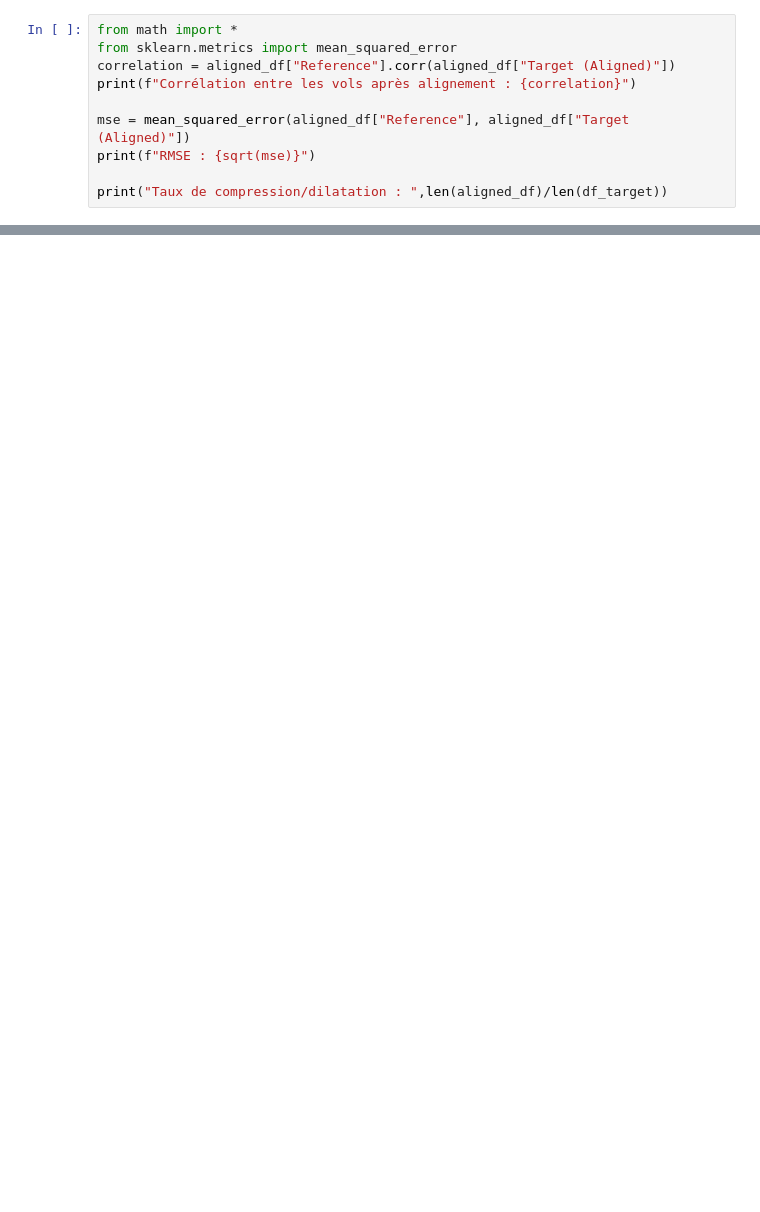
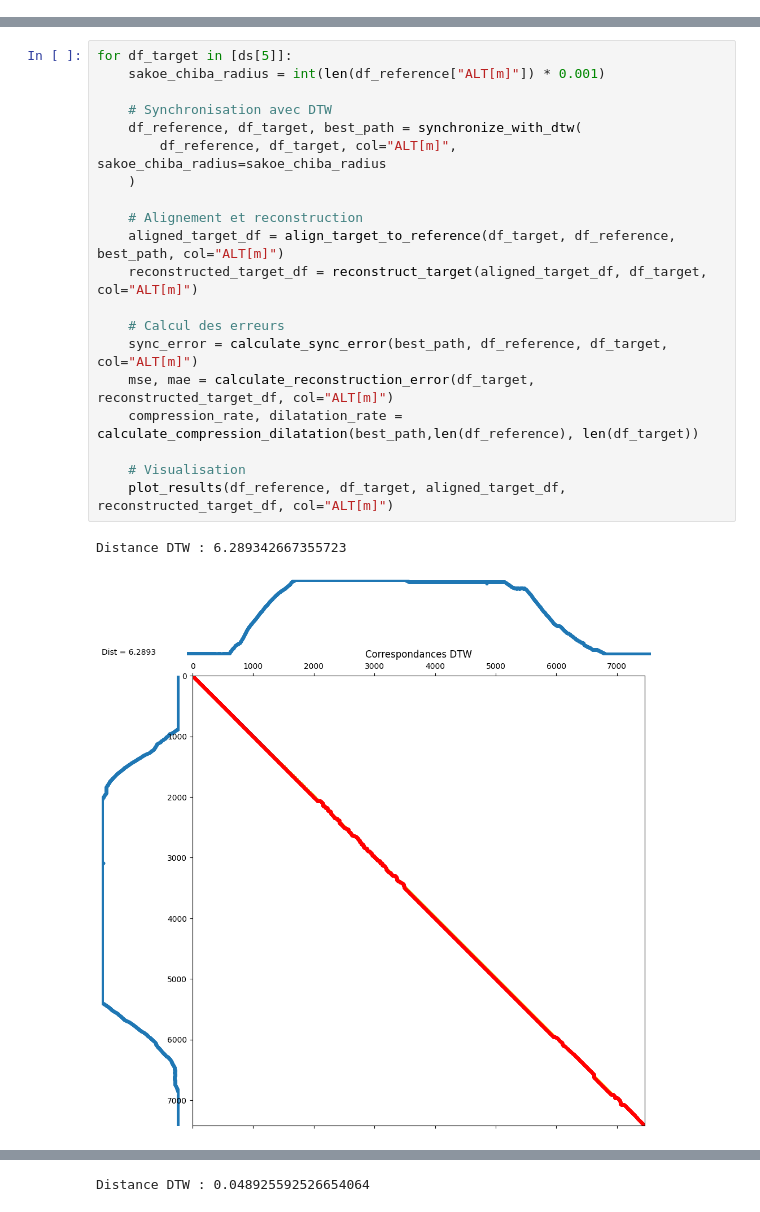
Before and after one commit to RubertiS/Projet_rectangularisation_vols, a Jupyter notebook: Notebooks/Synchronisation_DTW.ipynb, the cells around one changed output, grey strips where cells are left out. Drawn from its saved outputs; the diff is of its cells as text; blank space fills up the shorter version.

```diff
--- a/Notebooks/Synchronisation_DTW.ipynb
+++ b/Notebooks/Synchronisation_DTW.ipynb
@@ -76,10 +0,0 @@ plt.show()
-# %%
-from math import *
-from sklearn.metrics import mean_squared_error
-correlation = aligned_df["Reference"].corr(aligned_df["Target (Aligned)"])
-print(f"Corrélation entre les vols après alignement : {correlation}")
-
-mse = mean_squared_error(aligned_df["Reference"], aligned_df["Target (Aligned)"])
-print(f"RMSE : {sqrt(mse)}")
-
-print("Taux de compression/dilatation : ",len(aligned_df)/len(df_target))
@@ -145,0 +164,23 @@ Corrélation entre l'original et la reconstruction : 0.9868618759755267
+# %%
+for df_target in [ds[5]]:
+    sakoe_chiba_radius = int(len(df_reference["ALT[m]"]) * 0.001)
+
+    # Synchronisation avec DTW
+    df_reference, df_target, best_path = synchronize_with_dtw(
+        df_reference, df_target, col="ALT[m]", sakoe_chiba_radius=sakoe_chiba_radius
+    )
+
+    # Alignement et reconstruction
+    aligned_target_df = align_target_to_reference(df_target, df_reference, best_path, col="ALT[m]")
+    reconstructed_target_df = reconstruct_target(aligned_target_df, df_target, col="ALT[m]")
+
+    # Calcul des erreurs
+    sync_error = calculate_sync_error(best_path, df_reference, df_target, col="ALT[m]")
+    mse, mae = calculate_reconstruction_error(df_target, reconstructed_target_df, col="ALT[m]")
+    compression_rate, dilatation_rate = calculate_compression_dilatation(best_path,len(df_reference), len(df_target))
+
+    # Visualisation
+    plot_results(df_reference, df_target, aligned_target_df, reconstructed_target_df, col="ALT[m]")
+# %% [output]
+Distance DTW : 6.289342667355723
+[figure, added]
@@ -145,0 +193 @@ Corrélation entre l'original et la reconstruction : 0.9868618759755267
+Distance DTW : 0.048925592526654064
```
Also changed, not shown: parts of 16 cells of this notebook, 6 other files.
